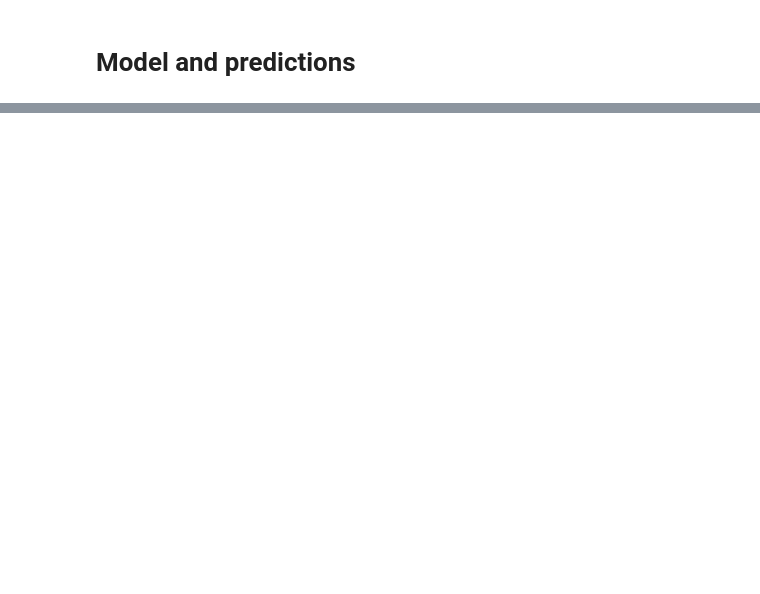
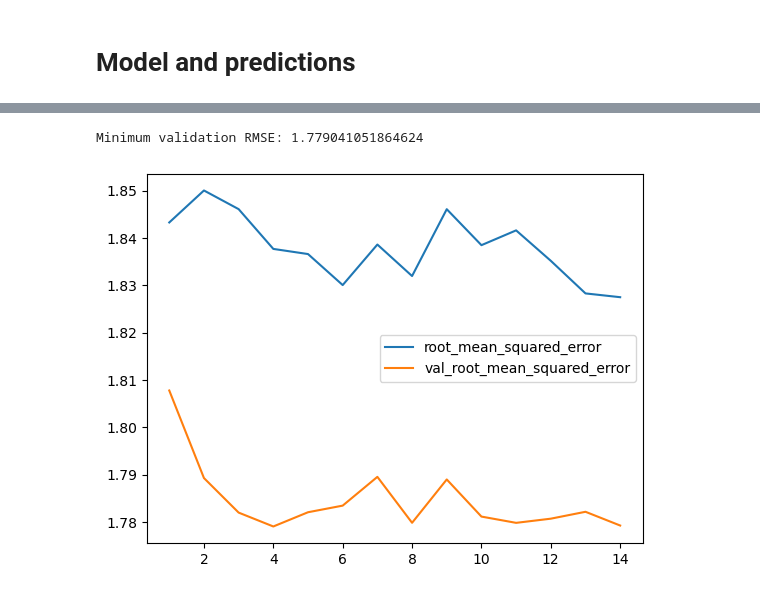
Before and after one commit to EdvinasStonevicius/LT-national-salary-analysis, a Jupyter notebook: python/03-Machine_learning_0_NN_TF_KERAS_API.ipynb, the cells around one changed output, grey strips where cells are left out. Cells and saved outputs as stored; diff of their text form; code cells hidden in the pictures; blank space fills up the shorter version.

Commit message:
Some improvements with data handling

```diff
--- a/python/03-Machine_learning_0_NN_TF_KERAS_API.ipynb
+++ b/python/03-Machine_learning_0_NN_TF_KERAS_API.ipynb
@@ -78,7 +86,7 @@ for name, input in inputs.items():
   if input.dtype == tf.float32:
     continue
 
-  lookup = tf.keras.layers.StringLookup(vocabulary=np.unique(data[name]))
+  lookup = tf.keras.layers.StringLookup(vocabulary=np.unique(train_dataset[name]))
   one_hot = tf.keras.layers.CategoryEncoding(num_tokens=lookup.vocabulary_size())
 
   x = lookup(input)
@@ -132,7 +111,7 @@ array([[0.67940295, 0.        , 0.        , 1.        , 0.        ,
 def ltdu_model(preprocessing_head, inputs):
   body = tf.keras.Sequential([
     tf.keras.layers.Dense(64),
-    tf.keras.layers.Dropout(0.5),
+    tf.keras.layers.Dropout(0.3),
     tf.keras.layers.Dense(1)
   ])
 
@@ -146,7 +125,17 @@ def ltdu_model(preprocessing_head, inputs):
   return model
 
 ltdu_model = ltdu_model(ltdu_preprocessing, inputs)
+# %%
+early_stopping = tf.keras.callbacks.EarlyStopping(
+    min_delta=0.001,
+    patience=10,
+    restore_best_weights=True,
+)
 # %%
-ltdu_model.fit(x=ltdu_features_dict, y=target, epochs=50)
+history =ltdu_model.fit(x=train_ltdu_features_dict,
+                        y=train_target,
+                        epochs=50,
+                        validation_split = 0.2,
+                        callbacks=[early_stopping])
 # %% [output]
 Epoch 1/50
@@ -169,0 +158,7 @@ Epoch 50/50
+# %%
+history_df = pd.DataFrame(history.history)
+history_df.loc[1:, ['root_mean_squared_error', 'val_root_mean_squared_error']].plot();
+print("Minimum validation RMSE: {}".format(history_df['val_root_mean_squared_error'].min()))
+# %% [output]
+Minimum validation RMSE: 1.779041051864624
+[figure, added]
```
Also changed, not shown: parts of 15 cells of this notebook, 1 other file.
